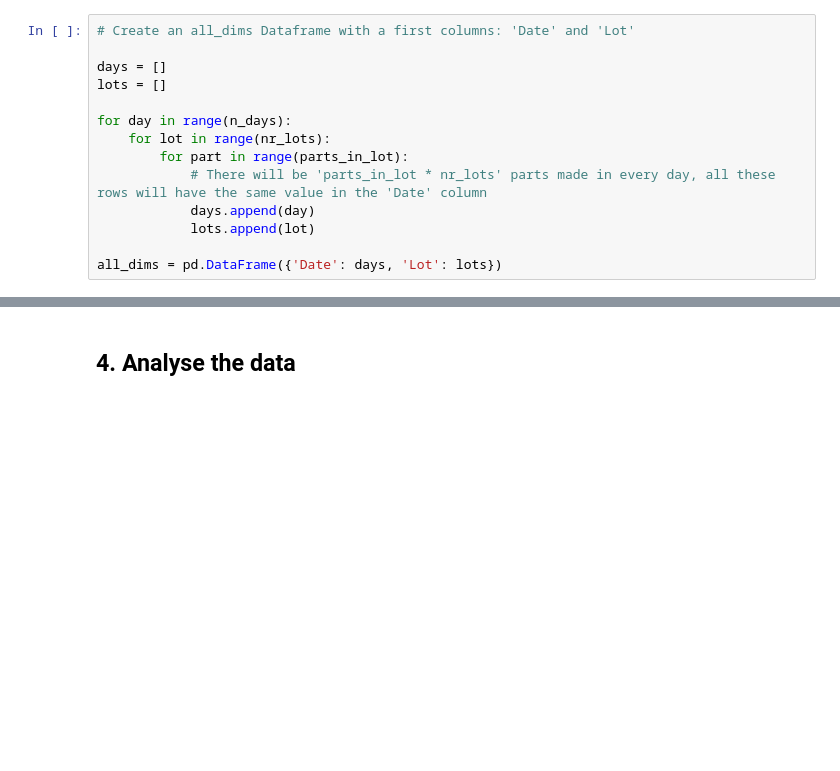
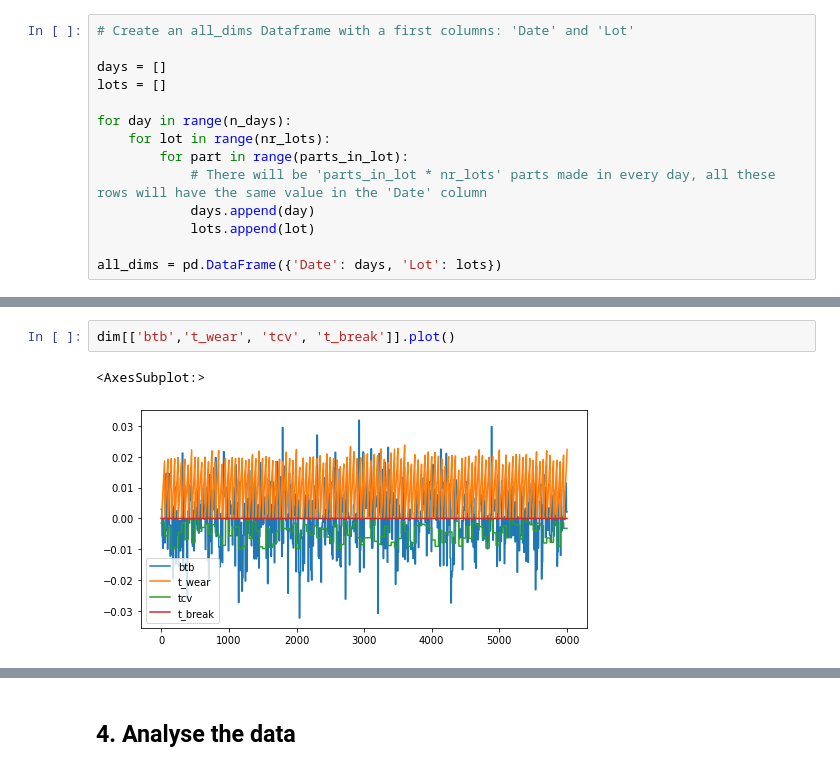
Before and after one commit to przemekbil/PfDA_2021_project, a Jupyter notebook: Project.ipynb, the cells around one changed output, grey strips where cells are left out. Drawn from its saved outputs; the diff is of its cells as text; blank space fills up the shorter version.

```diff
--- a/Project.ipynb
+++ b/Project.ipynb
@@ -725,3 +752,8 @@ all_dims
+# %%
+dim[['btb','t_wear', 'tcv', 't_break']].plot()
+# %% [output]
+<AxesSubplot:>
+[figure, added]
 # %%
 # Show all the dimensions distribution on histogram with LSL and USL marked
 for row, index in dim_def.iterrows():
```
Also changed, not shown: parts of 17 cells of this notebook.
